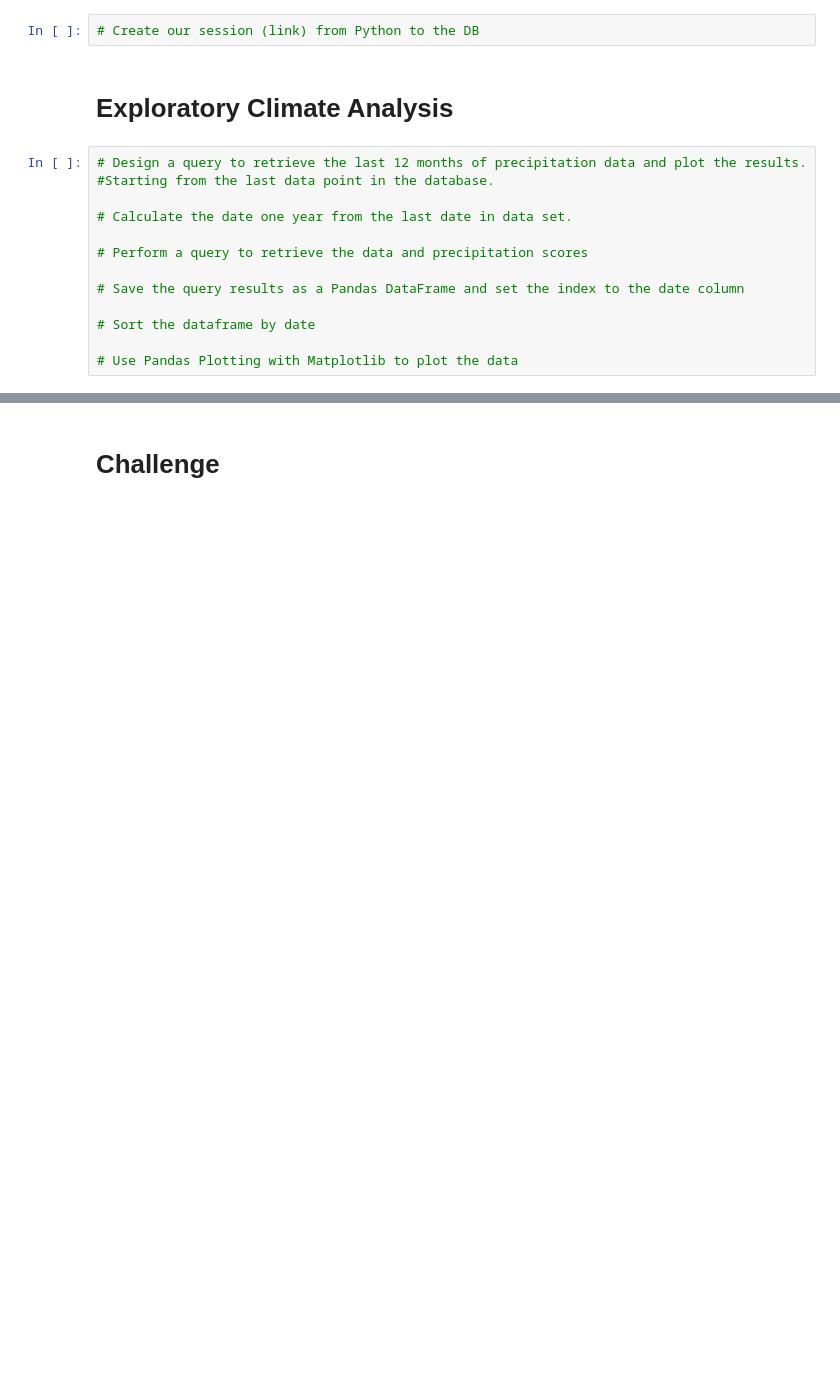
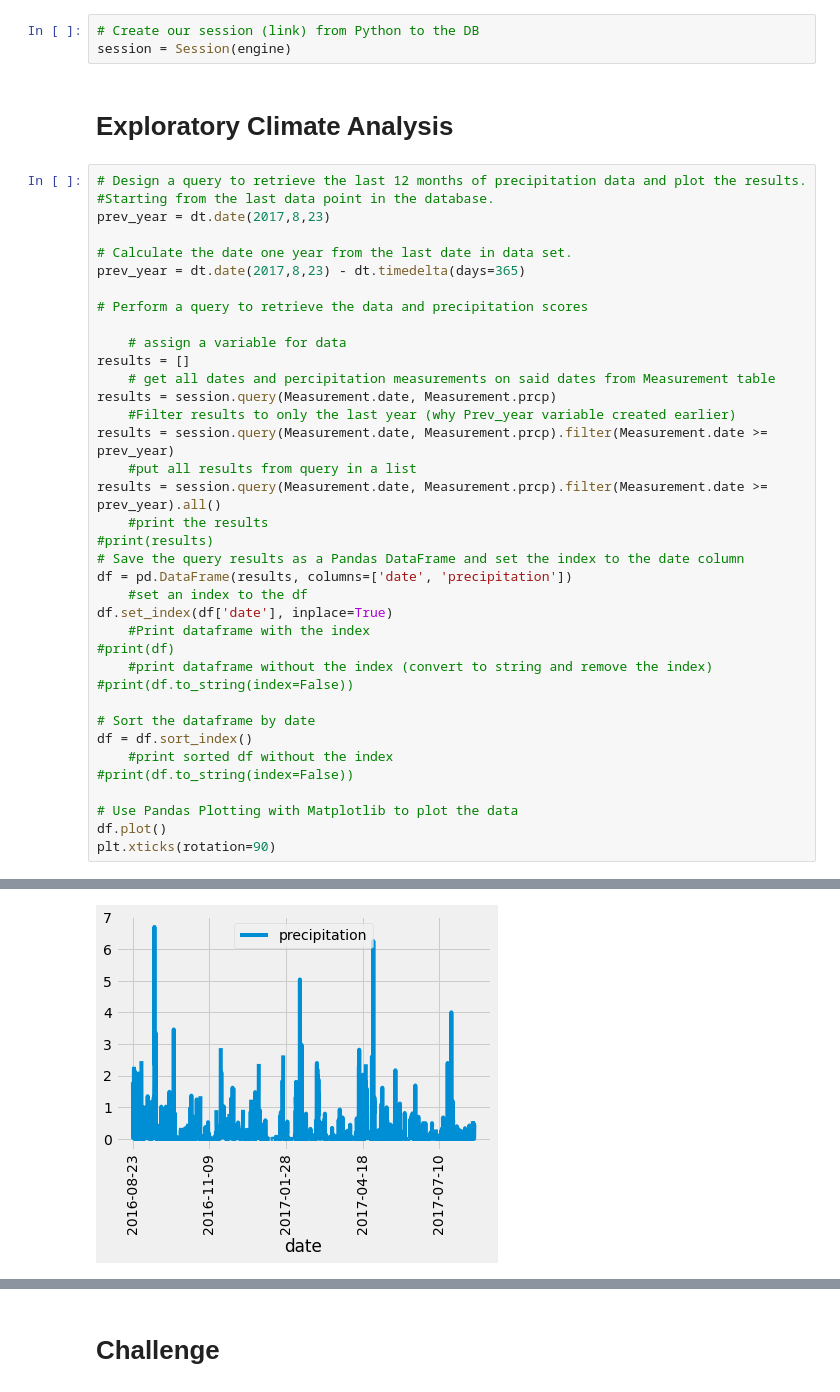
Before and after one commit to BadComp0ny/surfs_up, a Jupyter notebook: climate_analysis.ipynb, the cells around one changed output, grey strips where cells are left out. Drawn from its saved outputs; the diff is of its cells as text; blank space fills up the shorter version.

```diff
--- a/climate_analysis.ipynb
+++ b/climate_analysis.ipynb
@@ -35,17 +36,43 @@ Measurement = Base.classes.measurement
 # %%
 # Create our session (link) from Python to the DB
+session = Session(engine)
 # %% [markdown]
 # Exploratory Climate Analysis
 # %%
 # Design a query to retrieve the last 12 months of precipitation data and plot the results.
 #Starting from the last data point in the database.
+prev_year = dt.date(2017,8,23)
 
 # Calculate the date one year from the last date in data set.
+prev_year = dt.date(2017,8,23) - dt.timedelta(days=365)
 
 # Perform a query to retrieve the data and precipitation scores
 
+    # assign a variable for data
+results = []
+    # get all dates and percipitation measurements on said dates from Measurement table
+results = session.query(Measurement.date, Measurement.prcp)
+    #Filter results to only the last year (why Prev_year variable created earlier)
+results = session.query(Measurement.date, Measurement.prcp).filter(Measurement.date >= prev_year)
+    #put all results from query in a list
+results = session.query(Measurement.date, Measurement.prcp).filter(Measurement.date >= prev_year).all()
+    #print the results
+#print(results)
 # Save the query results as a Pandas DataFrame and set the index to the date column
+df = pd.DataFrame(results, columns=['date', 'precipitation'])
+    #set an index to the df
+df.set_index(df['date'], inplace=True)
+    #Print dataframe with the index
+#print(df)
+    #print dataframe without the index (convert to string and remove the index)
+#print(df.to_string(index=False))
 
 # Sort the dataframe by date
+df = df.sort_index()
+    #print sorted df without the index
+#print(df.to_string(index=False))
 
 # Use Pandas Plotting with Matplotlib to plot the data
+df.plot()
+plt.xticks(rotation=90)
+# %% [output]
@@ -52,2 +87,3 @@ Measurement = Base.classes.measurement
+[figure, added]
 # %%
 # Use Pandas to calcualte the summary statistics for the precipitation data
```
Also changed, not shown: parts of 8 cells of this notebook, 2 other files.
